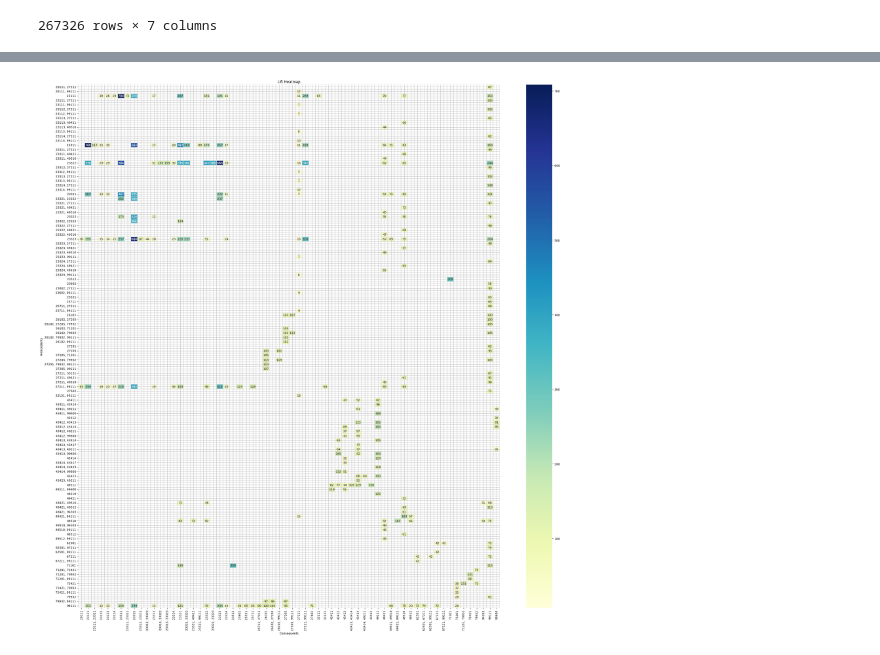
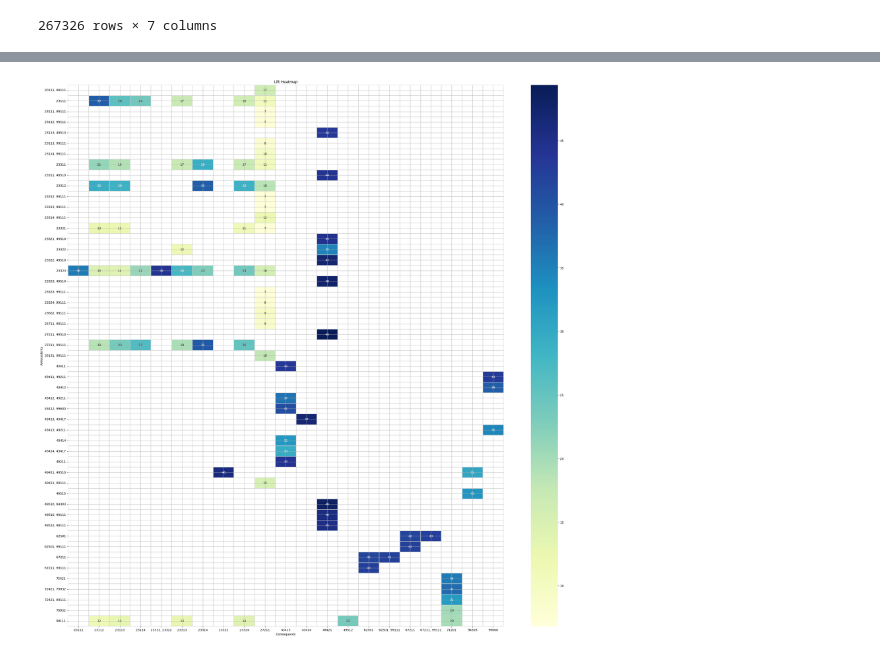
Before and after one commit to Fulankeee/SmilePass, a Jupyter notebook: Reapply_Algorithm.ipynb, the cells around one changed output, grey strips where cells are left out. Cells and saved outputs as stored; diff of their text form; code cells hidden in the pictures.

```diff
--- a/Reapply_Algorithm.ipynb
+++ b/Reapply_Algorithm.ipynb
@@ -764,3 +827,6 @@ Sequential Rules (Current -> Next Treatments):
 # Convert frozensets to string representations for both antecedents and consequents
 rules_combined['antecedents'] = rules_combined['antecedents'].apply(lambda x: ', '.join(map(str, sorted(x))))
 rules_combined['consequents'] = rules_combined['consequents'].apply(lambda x: ', '.join(map(str, sorted(x))))
+# %%
+rules_focus_seq = rules_combined[(rules_combined['lift'] > 2) & (rules_combined['lift'] < 50)].sort_values(by='lift', ascending=False)
+print(rules_focus_seq[['antecedents', 'consequents', 'lift']])
@@ -767,19 +851,19 @@ rules_combined['consequents'] = rules_combined['consequents'].apply(lambda x: ',
 # %%
 import pandas as pd
 import seaborn as sns
 import matplotlib.pyplot as plt
 
 
 # Create the pivot table for the heatmap (using string representations now)
-pivot = rules_combined.pivot(index='antecedents', columns='consequents', values='lift')
+pivot = rules_focus_seq.pivot(index='antecedents', columns='consequents', values='lift')
 
 # Plot the heatmap with adjusted grid lines
 plt.figure(figsize=(32, 32))  # Make the plot wider horizontally
 sns.heatmap(pivot, annot=True, cmap="YlGnBu", fmt='.0f', cbar=True, linewidths=0.3, linecolor='lightgray', square=False)
 plt.title('Lift Heatmap')
 plt.xlabel('Consequents')
 plt.ylabel('Antecedents')
 plt.grid(True)  # Ensure the grid is visible
 plt.show()
 # %% [output]
-[figure, old version]
+[figure, new version]
```
Also changed, not shown: parts of 7 cells of this notebook.
